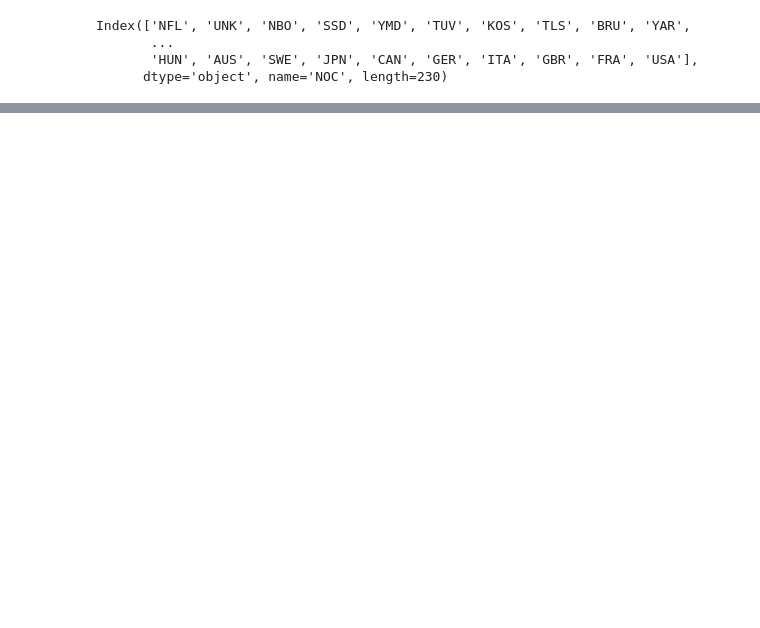
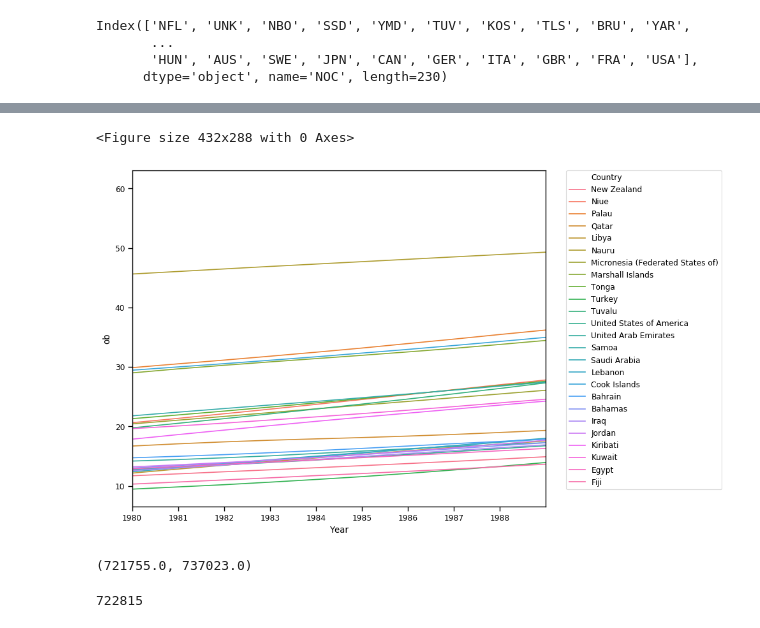
Before and after one commit to lewis-morris/progplot, a Jupyter notebook: Untitled.ipynb, the cells around one changed output, grey strips where cells are left out. Saved outputs shown, nothing was run; the diff lists cells and outputs as text; code cells hidden in the pictures; blank space fills up the shorter version.

```diff
--- a/Untitled.ipynb
+++ b/Untitled.ipynb
@@ -68,0 +254,3 @@ TypeError: float() argument must be a string or a number, not 'Timestamp'
+# %%
+df = pd.read_csv("TEST.csv")
+df
@@ -68,0 +273,4 @@ TypeError: float() argument must be a string or a number, not 'Timestamp'
+# %%
+df["ob"] = df["ob"].astype(float)
+# %%
+df["Year"] = pd.to_datetime(df['Year'])
@@ -68,0 +295,24 @@ TypeError: float() argument must be a string or a number, not 'Timestamp'
+# %%
+plt.tight_layout()
+fig = plt.figure(figsize=(10,6),dpi=100)
+sns.set_context("paper")
+ax = sns.lineplot(y="ob",x="Year",data=df,hue="Country",estimator=None)
+plt.legend(bbox_to_anchor=(1.05, 1), loc=2, borderaxespad=0.)
+
+for x in range(10):
+    if x ==0:
+        dte1 = dte
+    else:
+        dte1 = dte1 + pd.to_timedelta("1y")
+
+    ax.set_xlim(dte.toordinal(),dte1.toordinal())
+    plt.tight_layout()
+
+    fig.savefig(f"test{x}.jpg")
+# %% [output]
+<Figure size 432x288 with 0 Axes>
+[figure, added]
+# %%
+ax.get_xlim()
+# %% [output]
+(721755.0, 737023.0)
@@ -68,0 +322,4 @@ TypeError: float() argument must be a string or a number, not 'Timestamp'
+# %%
+dte.toordinal()
+# %% [output]
+722815
```
Also changed, not shown: parts of 39 cells of this notebook, 5 other files.
